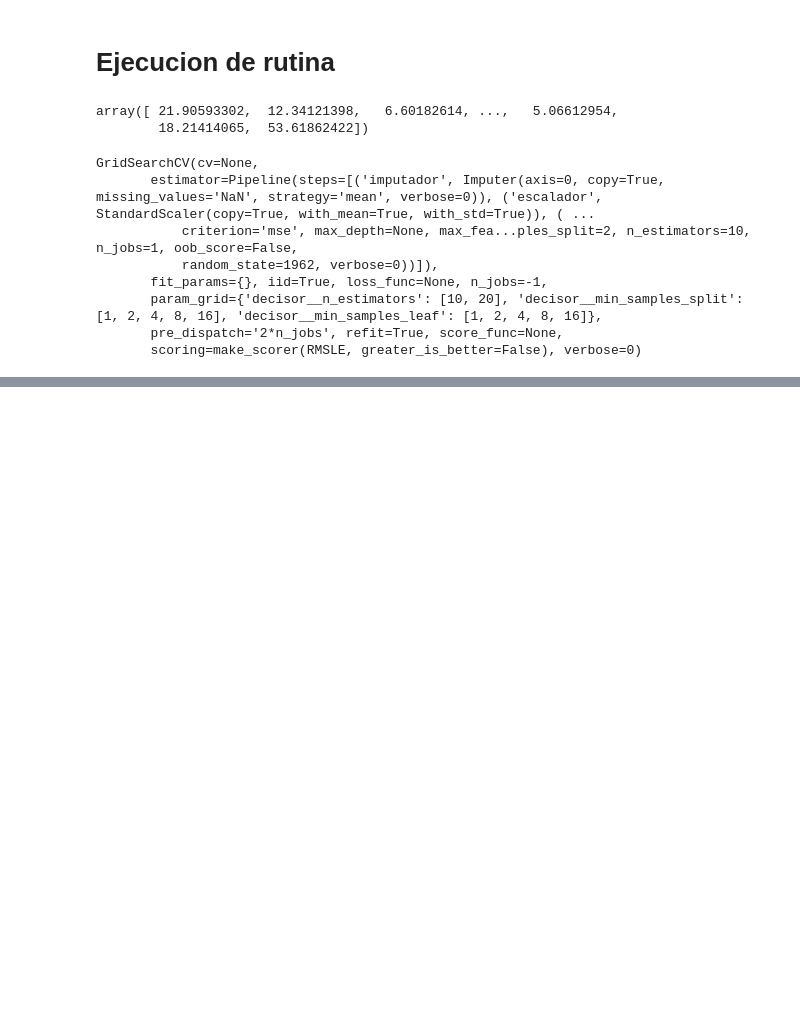
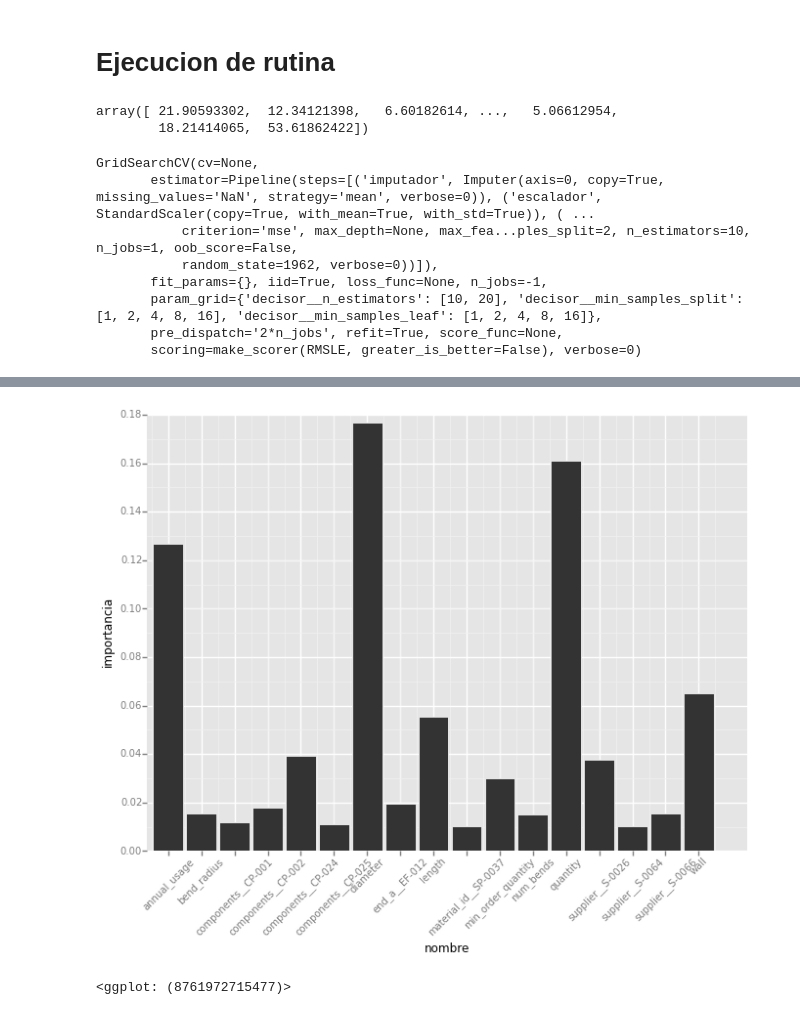
Before and after one commit to letorresl/cat_tube_pricing, a Jupyter notebook: Cuadernos/Principal.ipynb, the cells around one changed output, grey strips where cells are left out. Cells and saved outputs as stored; diff of their text form; code cells hidden in the pictures; blank space fills up the shorter version.

```diff
--- a/Cuadernos/Principal.ipynb
+++ b/Cuadernos/Principal.ipynb
@@ -60,0 +69,2 @@ RMSLE(y_test, modelo.predict(X_test))
+# %%
+a = modelo.best_estimator_.steps[2][1]
@@ -60,0 +73,2 @@ RMSLE(y_test, modelo.predict(X_test))
+# %%
+impDf = pd.DataFrame(data= zip(X_train.columns, a.feature_importances_), columns= ['nombre', 'importancia'])
@@ -61,2 +77,8 @@ RMSLE(y_test, modelo.predict(X_test))
+# %%
+gg.ggplot(gg.aes(x= 'nombre', y= 'importancia'), data= impDf[impDf.importancia >= 0.01]) +\
+gg.geom_bar(stat= 'identity') + gg.theme(axis_text_x= gg.element_text(angle= 45))
+# %% [output]
+[figure, added]
+<ggplot: (8761972715477)>
 # %%
 X_envio = prepDf.preparar(sets_df, train_o_envio= 'test')
```
Also changed, not shown: parts of 12 cells of this notebook, 1 other file.
